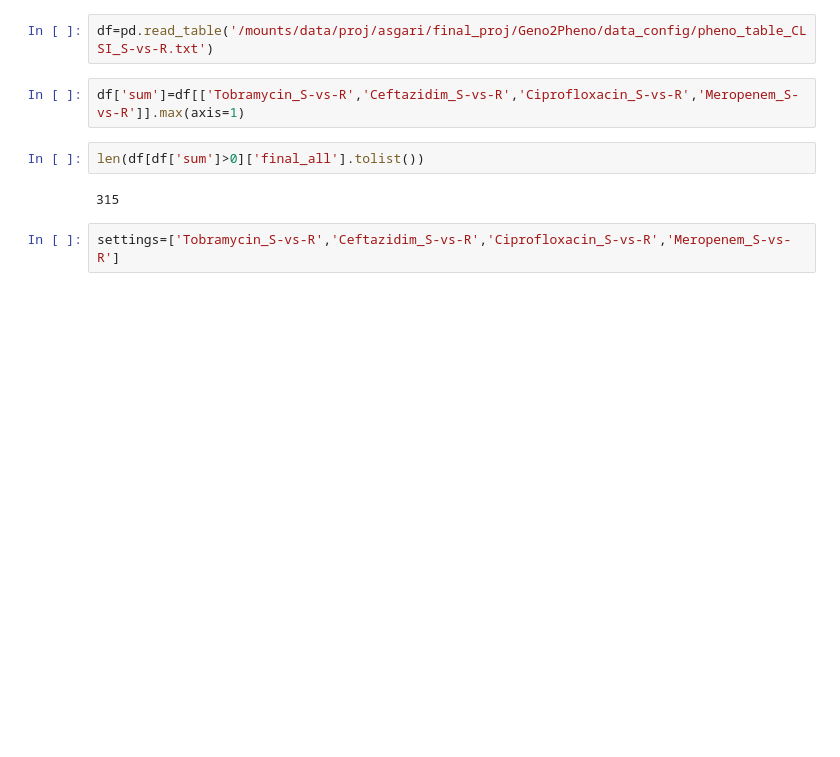
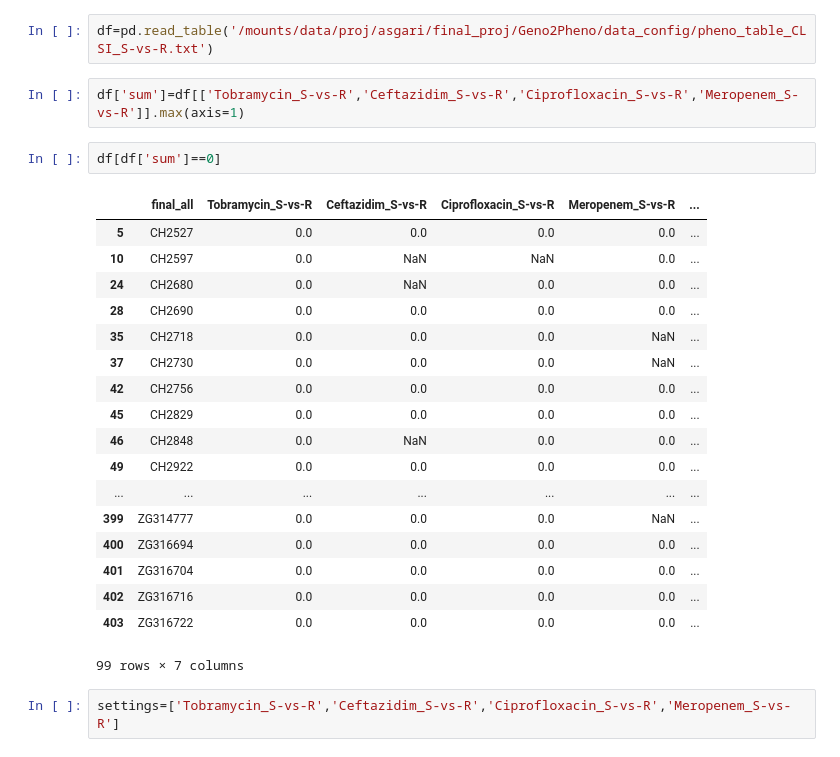
Before and after one commit to ehsanasgari/Geno2Pheno, a Jupyter notebook: notebooks/PSEUDOMONAS_tables.ipynb, the cells around one changed output. Cells and saved outputs as stored; diff of their text form; blank space fills up the shorter version.

```diff
--- a/notebooks/PSEUDOMONAS_tables.ipynb
+++ b/notebooks/PSEUDOMONAS_tables.ipynb
@@ -9,9 +9,26 @@ df=pd.read_table('/mounts/data/proj/asgari/final_proj/Geno2Pheno/data_config/phe
 # %%
 df['sum']=df[['Tobramycin_S-vs-R','Ceftazidim_S-vs-R','Ciprofloxacin_S-vs-R','Meropenem_S-vs-R']].max(axis=1)
 # %%
-len(df[df['sum']>0]['final_all'].tolist())
+df[df['sum']==0]
 # %% [output]
+|  | final_all | Tobramycin_S-vs-R | Ceftazidim_S-vs-R | Ciprofloxacin_S-vs-R | Meropenem_S-vs-R | ... |
+| 5 | CH2527 | 0.0 | 0.0 | 0.0 | 0.0 | ... |
+| 10 | CH2597 | 0.0 | NaN | NaN | 0.0 | ... |
+| 24 | CH2680 | 0.0 | NaN | 0.0 | 0.0 | ... |
+| 28 | CH2690 | 0.0 | 0.0 | 0.0 | 0.0 | ... |
+| 35 | CH2718 | 0.0 | 0.0 | 0.0 | NaN | ... |
+| 37 | CH2730 | 0.0 | 0.0 | 0.0 | NaN | ... |
+| 42 | CH2756 | 0.0 | 0.0 | 0.0 | 0.0 | ... |
+| 45 | CH2829 | 0.0 | 0.0 | 0.0 | 0.0 | ... |
+| 46 | CH2848 | 0.0 | NaN | 0.0 | 0.0 | ... |
+| 49 | CH2922 | 0.0 | 0.0 | 0.0 | 0.0 | ... |
+| ... | ... | ... | ... | ... | ... | ... |
+| 399 | ZG314777 | 0.0 | 0.0 | 0.0 | NaN | ... |
+| 400 | ZG316694 | 0.0 | 0.0 | 0.0 | 0.0 | ... |
+| 401 | ZG316704 | 0.0 | 0.0 | 0.0 | 0.0 | ... |
+| 402 | ZG316716 | 0.0 | 0.0 | 0.0 | 0.0 | ... |
+| 403 | ZG316722 | 0.0 | 0.0 | 0.0 | 0.0 | ... |
-315
+99 rows × 7 columns
 # %%
 settings=['Tobramycin_S-vs-R','Ceftazidim_S-vs-R','Ciprofloxacin_S-vs-R','Meropenem_S-vs-R']
 # %%
```
Also changed, not shown: 1 other file.
